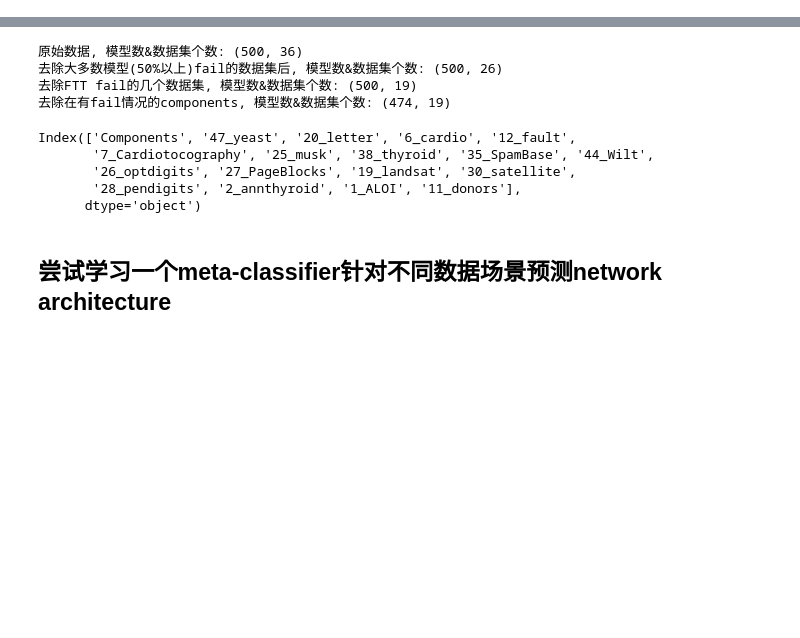
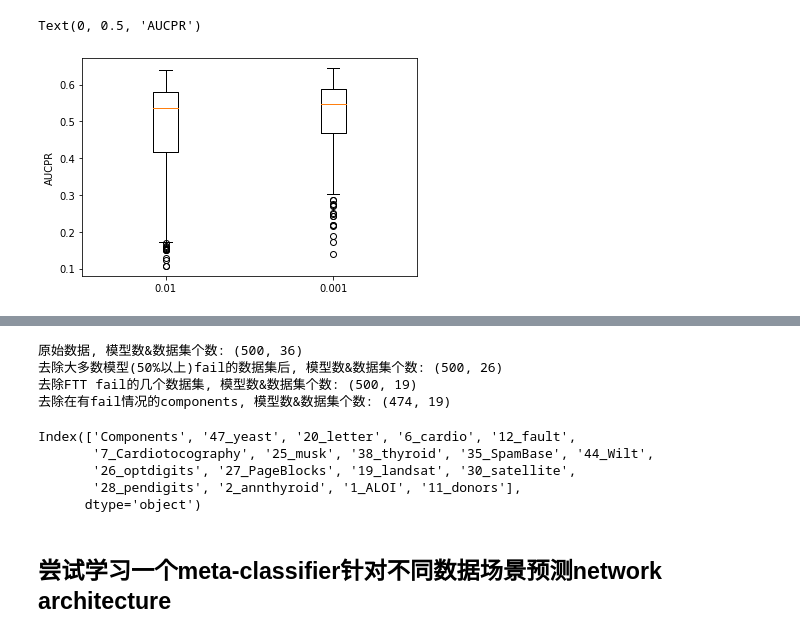
Before and after one commit to Minqi824/ADGym, a Jupyter notebook: result_analysis.ipynb, the cells around one changed output, grey strips where cells are left out. Cells and saved outputs as stored; diff of their text form; code cells hidden in the pictures; blank space fills up the shorter version.

```diff
--- a/result_analysis.ipynb
+++ b/result_analysis.ipynb
@@ -23,0 +75,15 @@ result.rename(columns={'Unnamed: 0':'Components'}, inplace=True)
+# %%
+show_values = {}
+compared_key = 'lr'
+
+for e in [1e-2, 1e-3]:
+    show_values[e] = result.iloc[[i for i, _ in enumerate(result['Components']) if ast.literal_eval(_)[compared_key]==e], 1:].apply(np.mean, axis=1).values
+
+fig, ax = plt.subplots()
+ax.boxplot(show_values.values())
+ax.set_xticklabels(show_values.keys())
+# ax.set_xlabel(compared_key)
+ax.set_ylabel('AUCPR')
+# %% [output]
+Text(0, 0.5, 'AUCPR')
+[figure, added]
```
Also changed, not shown: parts of 7 cells of this notebook, 4 other files.
